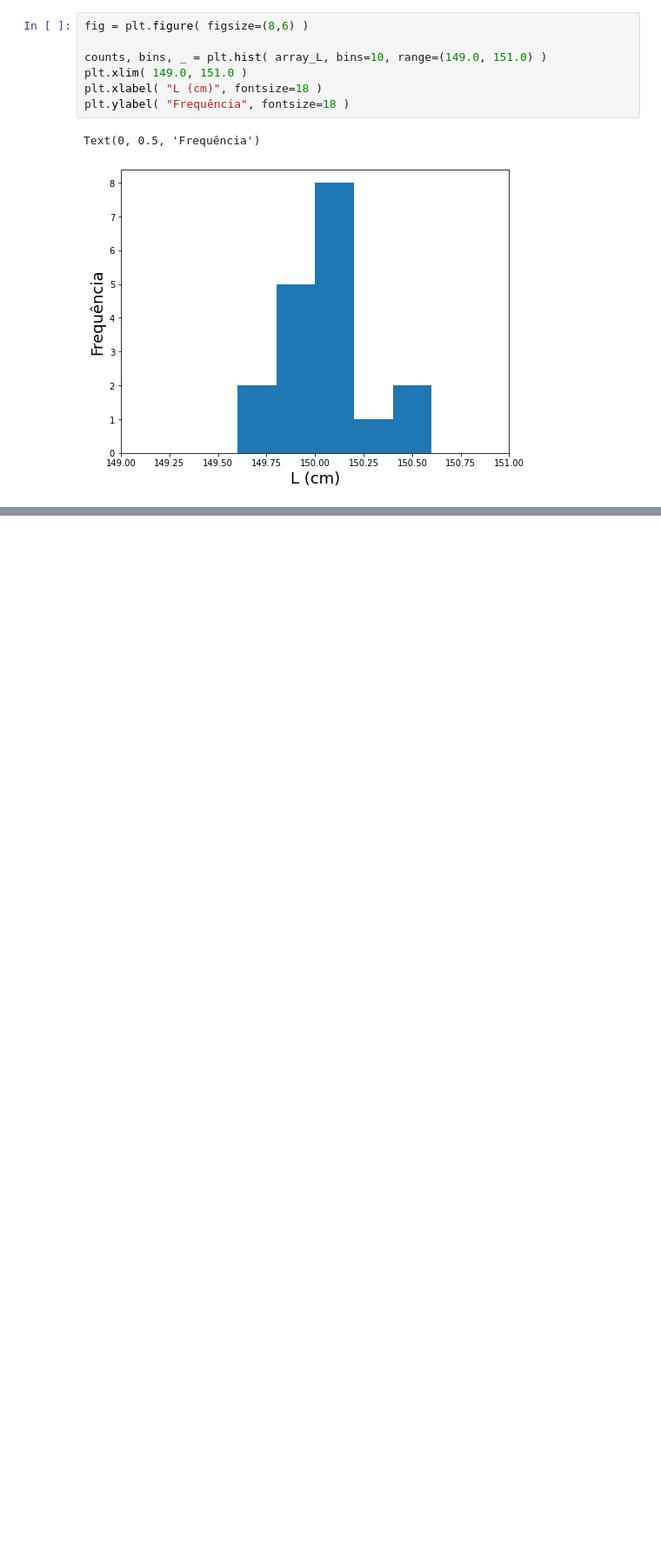
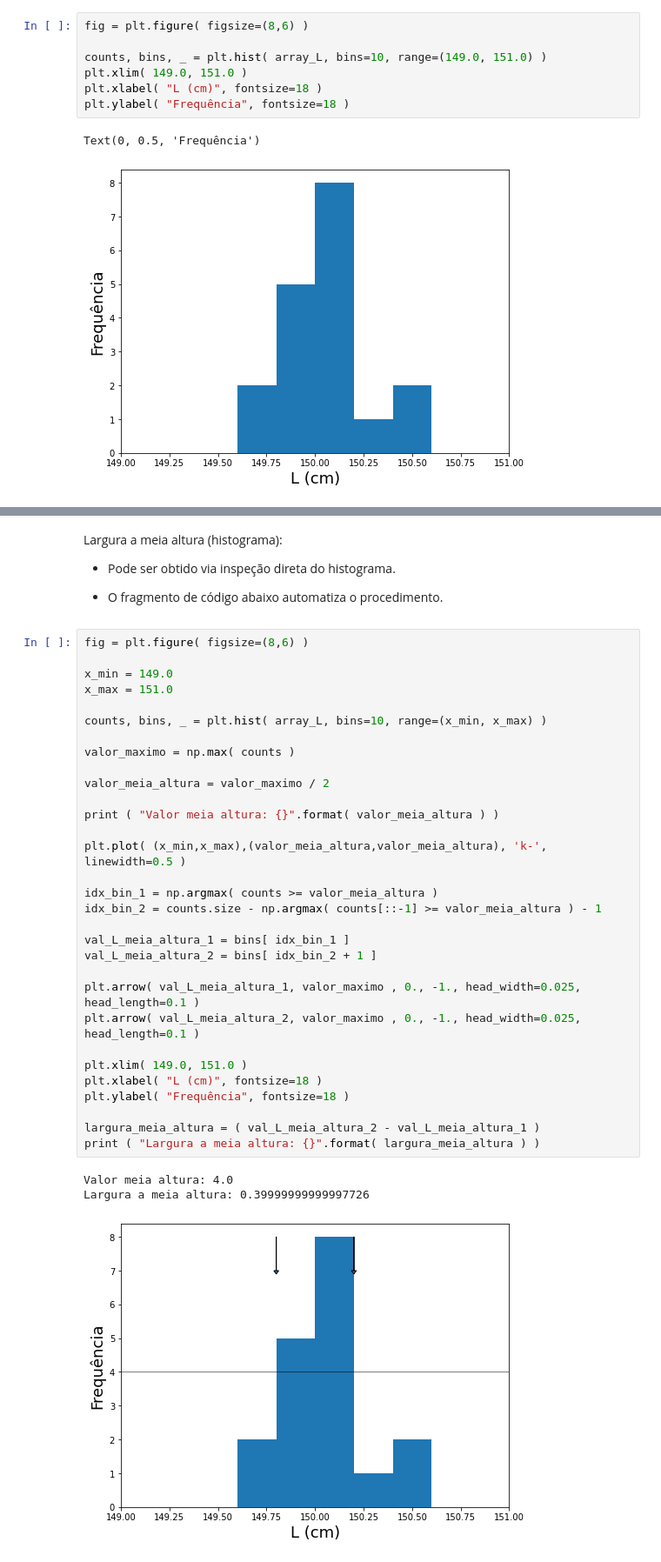
Before and after one commit to UERJ-FISICA/Fisica-Geral, a Jupyter notebook: Aula01_Exemplo_Comprimento_mesa.ipynb, the cells around one changed output, grey strips where cells are left out. Shown at 87% size. Drawn from its saved outputs; the diff is of its cells as text; blank space fills up the shorter version.

```diff
--- a/Aula01_Exemplo_Comprimento_mesa.ipynb
+++ b/Aula01_Exemplo_Comprimento_mesa.ipynb
@@ -115,0 +279,41 @@ print ( bins )
+# %% [markdown]
+Largura a meia altura (histograma):
+
+- Pode ser obtido via inspeção direta do histograma.
+
+- O fragmento de código abaixo automatiza o procedimento.
+# %%
+fig = plt.figure( figsize=(8,6) )
+
+x_min = 149.0
+x_max = 151.0
+
+counts, bins, _ = plt.hist( array_L, bins=10, range=(x_min, x_max) )
+
+valor_maximo = np.max( counts )
+
+valor_meia_altura = valor_maximo / 2
+
+print ( "Valor meia altura: {}".format( valor_meia_altura ) )
+
+plt.plot( (x_min,x_max),(valor_meia_altura,valor_meia_altura), 'k-', linewidth=0.5 )
+
+idx_bin_1 = np.argmax( counts >= valor_meia_altura )
+idx_bin_2 = counts.size - np.argmax( counts[::-1] >= valor_meia_altura ) - 1
+
+val_L_meia_altura_1 = bins[ idx_bin_1 ]
+val_L_meia_altura_2 = bins[ idx_bin_2 + 1 ]
+
+plt.arrow( val_L_meia_altura_1, valor_maximo , 0., -1., head_width=0.025, head_length=0.1 )
+plt.arrow( val_L_meia_altura_2, valor_maximo , 0., -1., head_width=0.025, head_length=0.1 )
+
+plt.xlim( 149.0, 151.0 )
+plt.xlabel( "L (cm)", fontsize=18 )
+plt.ylabel( "Frequência", fontsize=18 )
+
+largura_meia_altura = ( val_L_meia_altura_2 - val_L_meia_altura_1 )
+print ( "Largura a meia altura: {}".format( largura_meia_altura ) )
+# %% [output]
+Valor meia altura: 4.0
+Largura a meia altura: 0.39999999999997726
+[figure, added]
```
Also changed, not shown: parts of 40 cells of this notebook.
